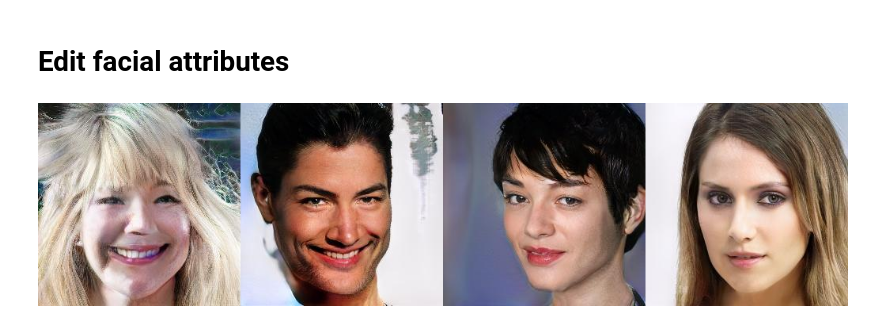
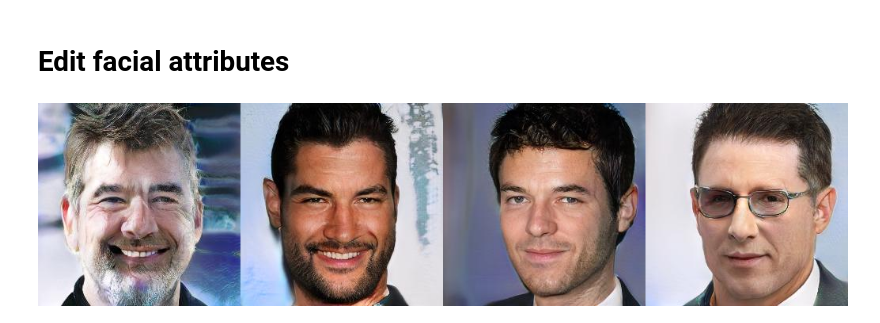
Before and after one commit to YosYohannes/CS5242-Project-GAN-VAE, a Jupyter notebook: PGGAN-CelebA/docs/InterFaceGAN.ipynb, the cells around one changed output. Saved outputs shown, nothing was run; the diff lists cells and outputs as text; code cells hidden in the pictures.

Commit message:
fix and wearing_hat

```diff
--- a/PGGAN-CelebA/docs/InterFaceGAN.ipynb
+++ b/PGGAN-CelebA/docs/InterFaceGAN.ipynb
@@ -67,7 +67,7 @@ def imshow(images, col, viz_size=256):
 model_name = "pggan_celebahq"
 generator = build_generator()
 
-ATTRS = ['age', 'eyeglasses', 'gender', 'pose', 'smile', 'heavy_makeup', 'male']
+ATTRS = ['age', 'eyeglasses', 'gender', 'pose', 'smile', 'heavy_makeup', 'male', 'wearing_hat']
 boundaries = {}
 for i, attr_name in enumerate(ATTRS):
   boundary_name = f'{model_name}_{attr_name}'
@@ -94,19 +94,20 @@ imshow(images, col=num_samples)
 # %%
 #@title { display-mode: "form", run: "auto" }
 
 age = 0 #@param {type:"slider", min:-3.0, max:3.0, step:0.1}
 eyeglasses = 0 #@param {type:"slider", min:-2.9, max:3.0, step:0.1}
-gender = 0 #@param {type:"slider", min:-3.0, max:3.0, step:0.1}
+gender = 3 #@param {type:"slider", min:-3.0, max:3.0, step:0.1}
 pose = 0 #@param {type:"slider", min:-3.0, max:3.0, step:0.1}
 smile = 0 #@param {type:"slider", min:-3.0, max:3.0, step:0.1}
-heavy_makeup = 1
+heavy_makeup = 3
 male = 0
+wearing_hat = 0
 
 new_codes = latent_codes.copy()
 for i, attr_name in enumerate(ATTRS):
   new_codes += boundaries[attr_name] * eval(attr_name)
 
 new_images = generator.easy_synthesize(new_codes, **synthesis_kwargs)['image']
 imshow(new_images, col=num_samples)
 # %% [output]
-[figure, old version]
+[figure, new version]
```
Also changed, not shown: parts of 1 cell of this notebook, 2 other files.
